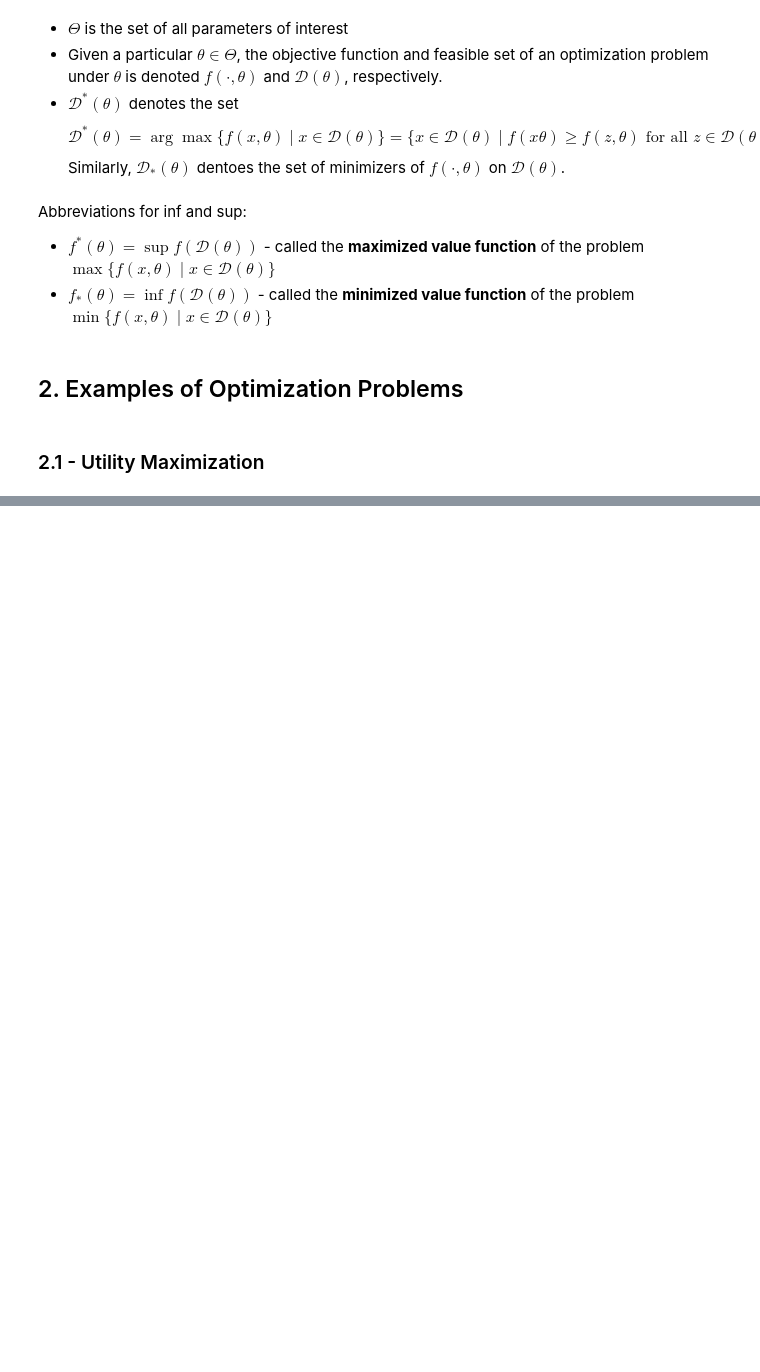
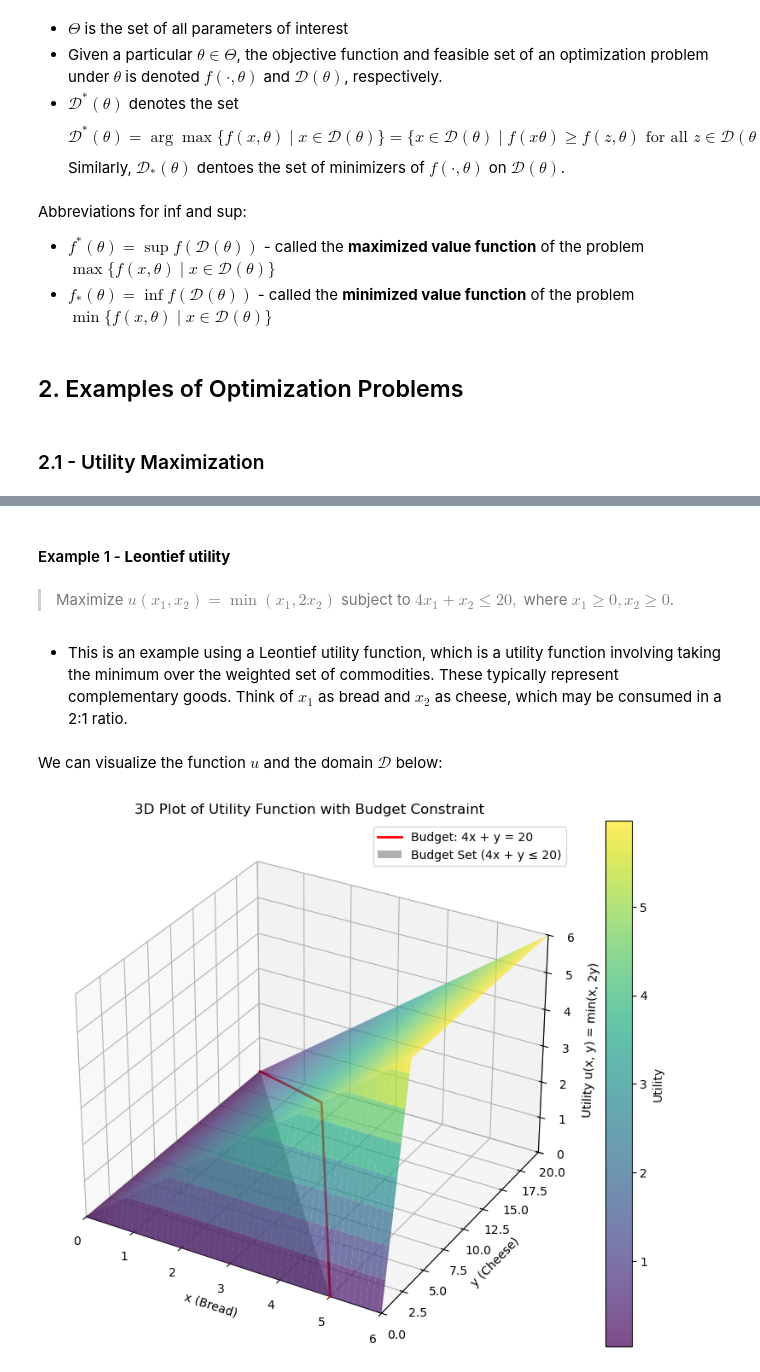
Before and after one commit to ruhevoll/ams-516, a Jupyter notebook: Optimization Background/Optimization_in_Rn.ipynb, the cells around one changed output, grey strips where cells are left out. Saved outputs shown, nothing was run; the diff lists cells and outputs as text; code cells hidden in the pictures; blank space fills up the shorter version.

Commit message:
Added example on Cobb-Douglas, Leontif utility

```diff
--- a/Optimization Background/Optimization_in_Rn.ipynb
+++ b/Optimization Background/Optimization_in_Rn.ipynb
@@ -25,0 +37,54 @@ Consider a single agent who consumes $n$ commodities in nonnegative quantities l
+# %% [markdown]
+#### Example 1 - **Leontief utility**
+# %% [markdown]
+> Maximize $u(x_1, x_2) = \min(x_1, 2x_2)$ subject to $4x_1 + x_2 \leq 20,$ where $ x_1 \geq 0, x_2 \geq 0$.
+# %% [markdown]
+- This is an example using a Leontief utility function, which is a utility function involving taking the minimum over the weighted set of commodities. These typically represent complementary goods. Think of $x_1$ as bread and $x_2$ as cheese, which may be consumed in a 2:1 ratio.
+# %% [markdown]
+We can visualize the function $u$ and the domain $\mathcal{D}$ below:
+# %%
+import numpy as np
+import matplotlib.pyplot as plt
+from mpl_toolkits.mplot3d import Axes3D
+
+# Define the utility function
+def u(x, y):
+    return np.minimum(x, 2*y)
+
+# Create grid for plotting
+x = np.linspace(0, 6, 100)
+y = np.linspace(0, 20, 100)
+X, Y = np.meshgrid(x, y)
+
+# Compute utility values
+Z = u(X, Y)
+
+# Create the 3D plot
+fig = plt.figure(figsize=(10, 8))
+ax = fig.add_subplot(111, projection='3d')
+surface = ax.plot_surface(X, Y, Z, cmap='viridis', alpha=0.7)
+
+# Add budget constraint line
+x_budget = np.linspace(0, 5, 100)
+y_budget = 20 - 4*x_budget
+ax.plot(x_budget, y_budget, u(x_budget, y_budget), 'r-', linewidth=2, label='Budget: 4x + y = 20')
+
+# Create mesh for budget set (4x + y <= 20)
+x_tri = np.array([0, 5, 0])
+y_tri = np.array([0, 0, 20])
+z_tri = np.array([0, 0, 0])
+ax.plot_trisurf(x_tri, y_tri, z_tri, color='gray', alpha=0.5, label='Budget Set (4x + y ≤ 20)')
+
+# Labels and title
+ax.set_xlabel('x (Bread)')
+ax.set_ylabel('y (Cheese)')
+ax.set_zlabel('Utility u(x, y) = min(x, 2y)')
+ax.set_title('3D Plot of Utility Function with Budget Constraint')
+fig.colorbar(surface, label='Utility')
+ax.legend()
+ax.set_xlim(0, 6)
+ax.set_ylim(0, 20)
+ax.set_zlim(0, 6)
+plt.show()
+# %% [output]
+[figure, added]
```
Also changed, not shown: parts of 17 cells of this notebook.
